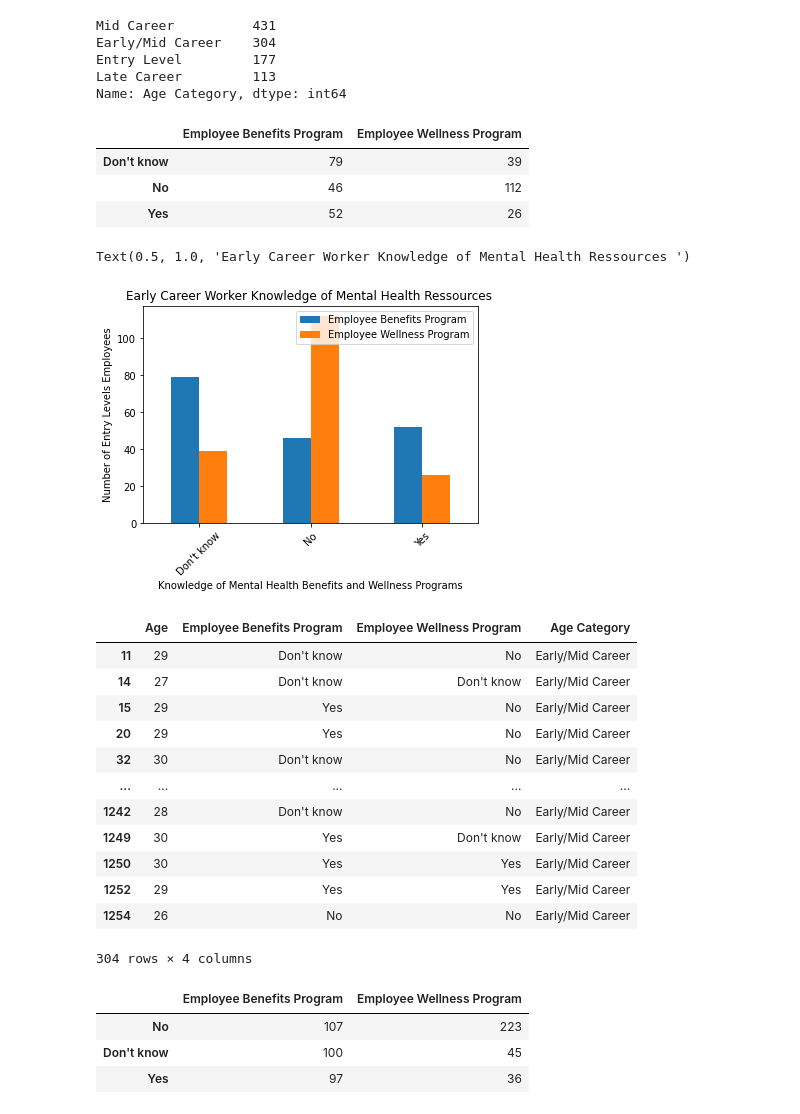
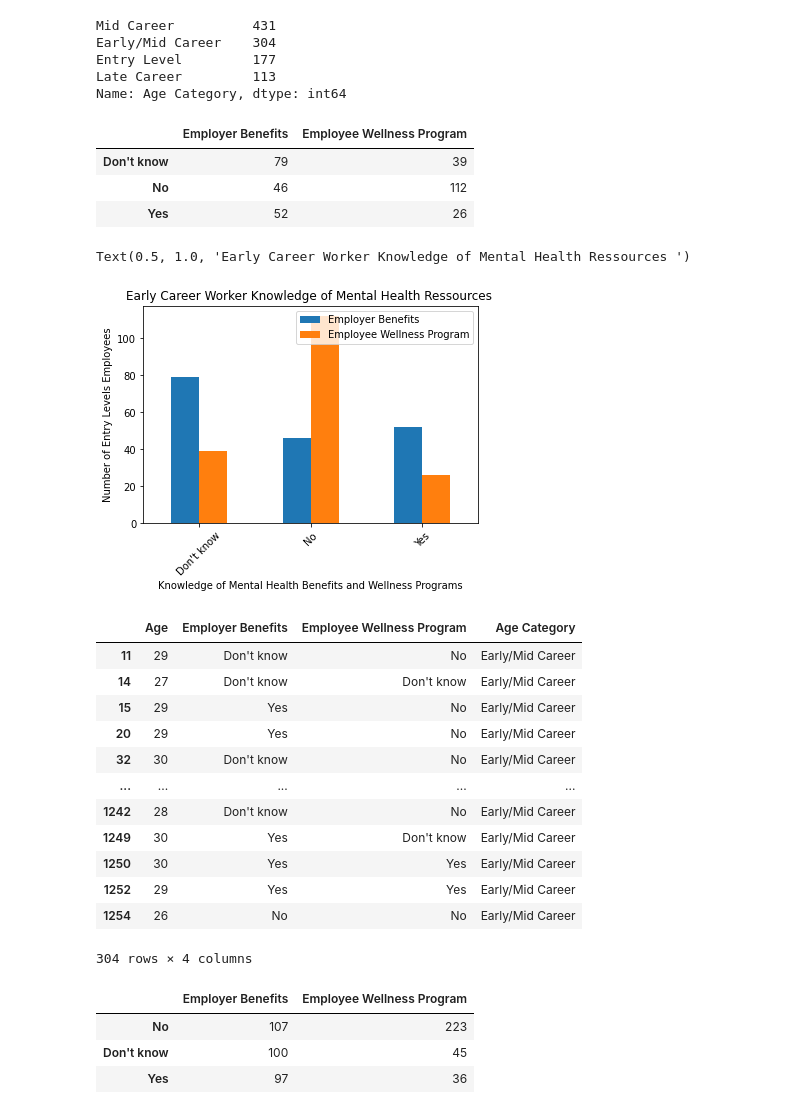
Before and after one commit to baileykayla953/project-one, a Jupyter notebook: Summary Stats.ipynb, the cells around one changed output. Cells and saved outputs as stored; diff of their text form; code cells hidden in the pictures.

```diff
--- a/Summary Stats.ipynb
+++ b/Summary Stats.ipynb
@@ -29,7 +29,7 @@ mental_health_df_rename = mental_health_df.rename(columns={"family_history": "Fa
                                                             "treatment": "Seeking Treatment",
                                                             "obs_consequence": "Heard/Observed Consequences",
                                                             "wellness_program": "Employee Wellness Program",
-                                                            "benefits" : "Employee Benefits Program",
+                                                            "benefits" : "Employer Benefits",
                                                             "seek_help": "Employer Provide Resources",
                                                             "care_options": "Knowledge of Options",
                                                             "tech_company": "Work in Tech",
@@ -80,7 +80,7 @@ tech_df
 # %%
 #Create a DataFrame with gender,benefits, wellnessprogram and ability seek out help knowledge
 
-worker_output= pd.DataFrame(tech_df, columns=["Age","Employee Benefits Program",
+worker_output= pd.DataFrame(tech_df, columns=["Age","Employer Benefits",
                                              "Employee Wellness Program"])
 
 
@@ -129,19 +129,19 @@ Name: Age Category, dtype: int64
 worker_output_ec= worker_output[worker_output["Age Category"]=="Entry Level"].copy ()
 # %%
 #Early Career
-ec_b = worker_output_ec['Employee Benefits Program'].value_counts()
+ec_b = worker_output_ec['Employer Benefits'].value_counts()
 ec_wellness = worker_output_ec['Employee Wellness Program'].value_counts()
 # %%
 #Early Career Data Frame
-ec_df= pd.DataFrame({"Employee Benefits Program": ec_b,
+ec_df= pd.DataFrame({"Employer Benefits": ec_b,
 "Employee Wellness Program": ec_wellness
 })
 
 
 
 ec_df
 # %% [output]
-|  | Employee Benefits Program | Employee Wellness Program |
+|  | Employer Benefits | Employee Wellness Program |
 | Don't know | 79 | 39 |
 | No | 46 | 112 |
 | Yes | 52 | 26 |
@@ -158,14 +158,14 @@ plt.ylabel('Number of Entry Levels Employees')
 plt.title('Early Career Worker Knowledge of Mental Health Ressources ')
 # %% [output]
 Text(0.5, 1.0, 'Early Career Worker Knowledge of Mental Health Ressources ')
-[figure, old version]
+[figure, new version]
 # %%
 #Need early mid  data frame by age category
 worker_output_emid= worker_output[worker_output["Age Category"]=="Early/Mid Career"].copy ()
 
 worker_output_emid
 # %% [output]
-|  | Age | Employee Benefits Program | Employee Wellness Program | Age Category |
+|  | Age | Employer Benefits | Employee Wellness Program | Age Category |
 | 11 | 29 | Don't know | No | Early/Mid Career |
 | 14 | 27 | Don't know | Don't know | Early/Mid Career |
 | 15 | 29 | Yes | No | Early/Mid Career |
@@ -185,13 +185,13 @@ emid_wellness = worker_output_emid['Employee Wellness Program'].value_counts()
 # %%
 #Early/Mid data frame with survey results
 
-emid_df= pd.DataFrame({"Employee Benefits Program": emid_b,
+emid_df= pd.DataFrame({"Employer Benefits": emid_b,
 "Employee Wellness Program": emid_wellness,
 })
 
 emid_df
 # %% [output]
-|  | Employee Benefits Program | Employee Wellness Program |
+|  | Employer Benefits | Employee Wellness Program |
 | No | 107 | 223 |
 | Don't know | 100 | 45 |
 | Yes | 97 | 36 |
```
Also changed, not shown: parts of 11 cells of this notebook.
